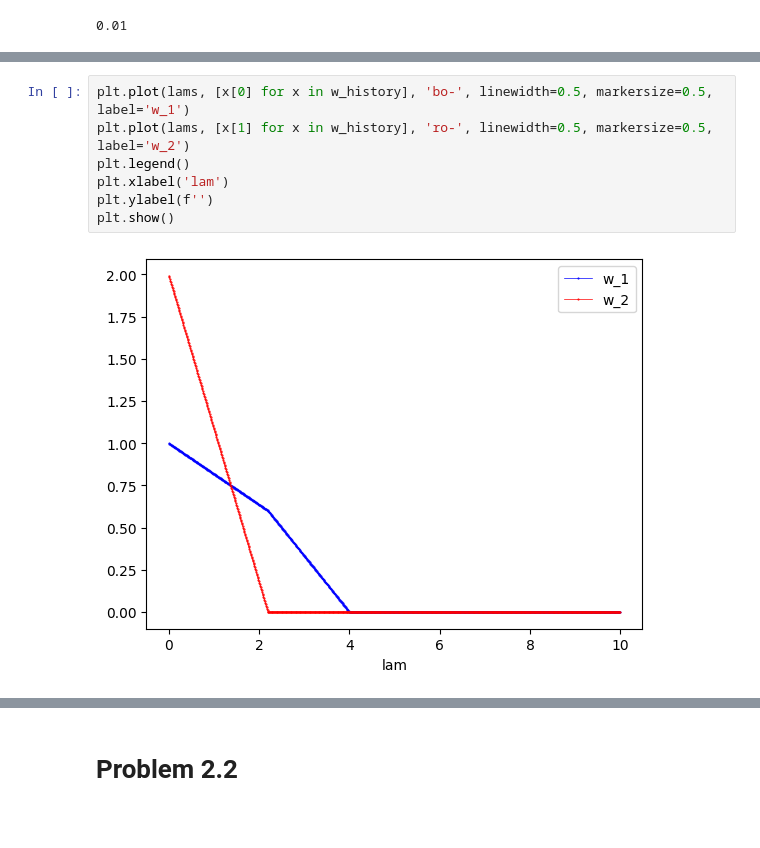
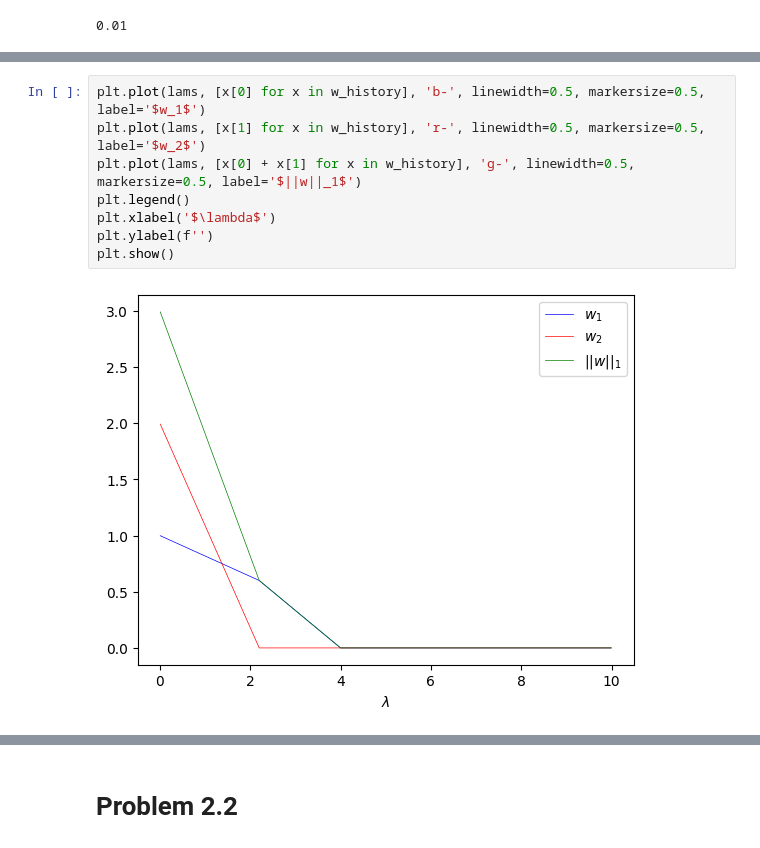
Before and after one commit to kanathipkuji/advml-midterm, a Jupyter notebook: problem2.ipynb, the cells around one changed output, grey strips where cells are left out. Saved outputs shown, nothing was run; the diff lists cells and outputs as text; blank space fills up the shorter version.

```diff
--- a/problem2.ipynb
+++ b/problem2.ipynb
@@ -118,14 +118,15 @@ w_history
  array([0., 0.]),
  array([0., 0.])]
 # %%
-plt.plot(lams, [x[0] for x in w_history], 'bo-', linewidth=0.5, markersize=0.5, label='w_1')
-plt.plot(lams, [x[1] for x in w_history], 'ro-', linewidth=0.5, markersize=0.5, label='w_2')
+plt.plot(lams, [x[0] for x in w_history], 'b-', linewidth=0.5, markersize=0.5, label='$w_1$')
+plt.plot(lams, [x[1] for x in w_history], 'r-', linewidth=0.5, markersize=0.5, label='$w_2$')
+plt.plot(lams, [x[0] + x[1] for x in w_history], 'g-', linewidth=0.5, markersize=0.5, label='$||w||_1$')
 plt.legend()
-plt.xlabel('lam')
+plt.xlabel('$\lambda$')
 plt.ylabel(f'')
 plt.show()
 # %% [output]
-[figure, old version]
+[figure, new version]
 # %%
 plt.plot(min_fvalue_hist, 'bo-', linewidth=0.5, markersize=0.5)
 # plt.yscale('log')
```
Also changed, not shown: parts of 3 cells of this notebook, 1 other file.
